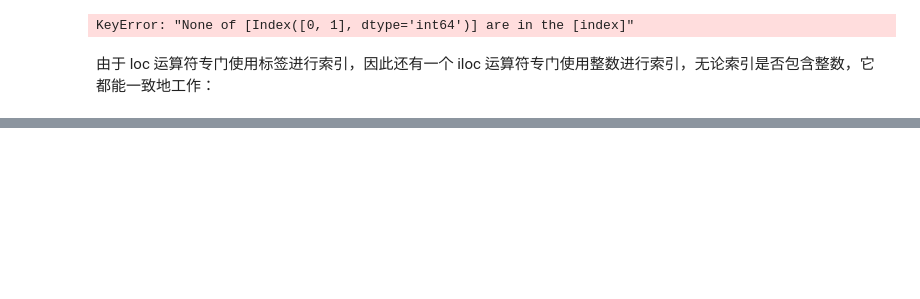
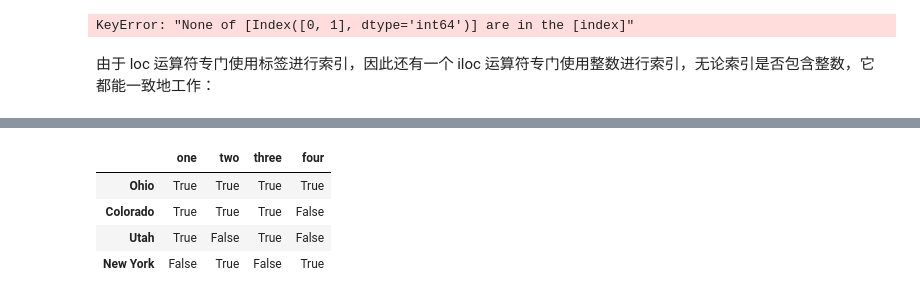
Before and after one commit to d0m999/python-basics-for-quant-trading, a Jupyter notebook: 5-start-pandas.ipynb, the cells around one changed output, grey strips where cells are left out. Drawn from its saved outputs; the diff is of its cells as text; code cells hidden in the pictures; blank space fills up the shorter version.

```diff
--- a/5-start-pandas.ipynb
+++ b/5-start-pandas.ipynb
@@ -751,0 +765,13 @@ dtype: int64
+# %%
+data = pd.DataFrame(rng.standard_normal((4, 4)),
+                    index=["Ohio", "Colorado", "Utah", "New York"],
+                    columns=["one", "two", "three", "four"])
+print(data)
+print('-----------------')
+print(data['two'])
+print('-----------------')
+print(data[['three', 'one']])
+print('-----------------')
+print(data.loc[['Ohio', 'Utah']])
+print('-----------------')
+print(data.loc[['Ohio', 'Utah']]['two'])
@@ -751,0 +809,8 @@ dtype: int64
+# %%
+data >0
+# %% [output]
+|  | one | two | three | four |
+| Ohio | True | True | True | True |
+| Colorado | True | True | True | False |
+| Utah | True | False | True | False |
+| New York | False | True | False | True |
```
Also changed, not shown: parts of 58 cells of this notebook.
